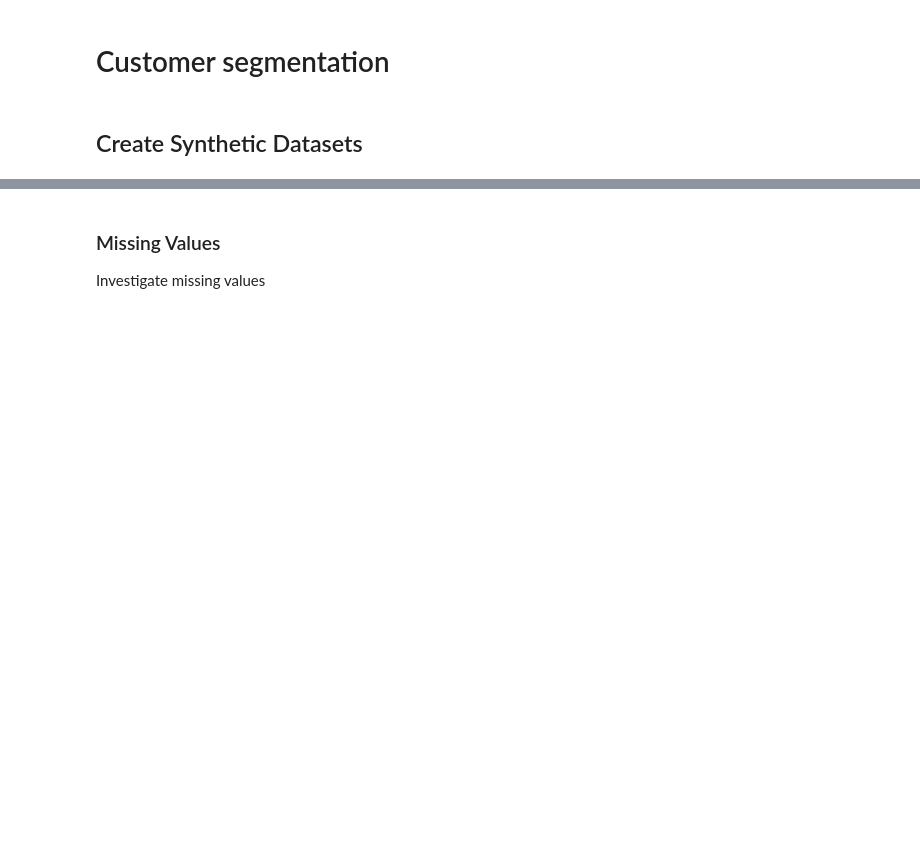
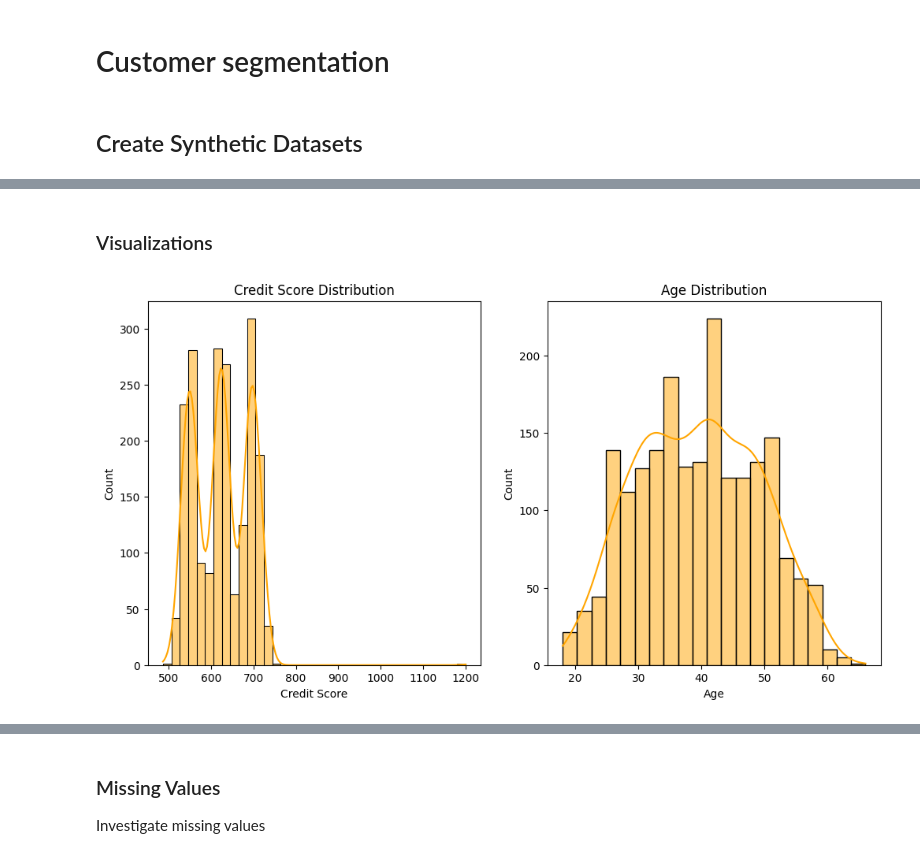
Before and after one commit to datakind/difit, a Jupyter notebook: financial_service_provider.ipynb, the cells around one changed output, grey strips where cells are left out. Drawn from its saved outputs; the diff is of its cells as text; code cells hidden in the pictures; blank space fills up the shorter version.

Commit message:
Add visualizations

```diff
--- a/financial_service_provider.ipynb
+++ b/financial_service_provider.ipynb
@@ -369,0 +220,13 @@ dtype: object
+# %% [markdown]
+### Visualizations
+# %%
+fig, ax = plt.subplots(1, 2, figsize=(12, 6))
+sns.histplot(df['credit_score'], kde=True, ax=ax[0], color = 'orange')
+ax[0].set_title('Credit Score Distribution')
+ax[0].set_xlabel('Credit Score')
+sns.histplot(df['age'], kde=True, ax=ax[1], color = "orange")
+ax[1].set_title('Age Distribution')
+ax[1].set_xlabel('Age')
+plt.show()
+# %% [output]
+[figure, added]
```
Also changed, not shown: parts of 73 cells of this notebook, 1 other file.
